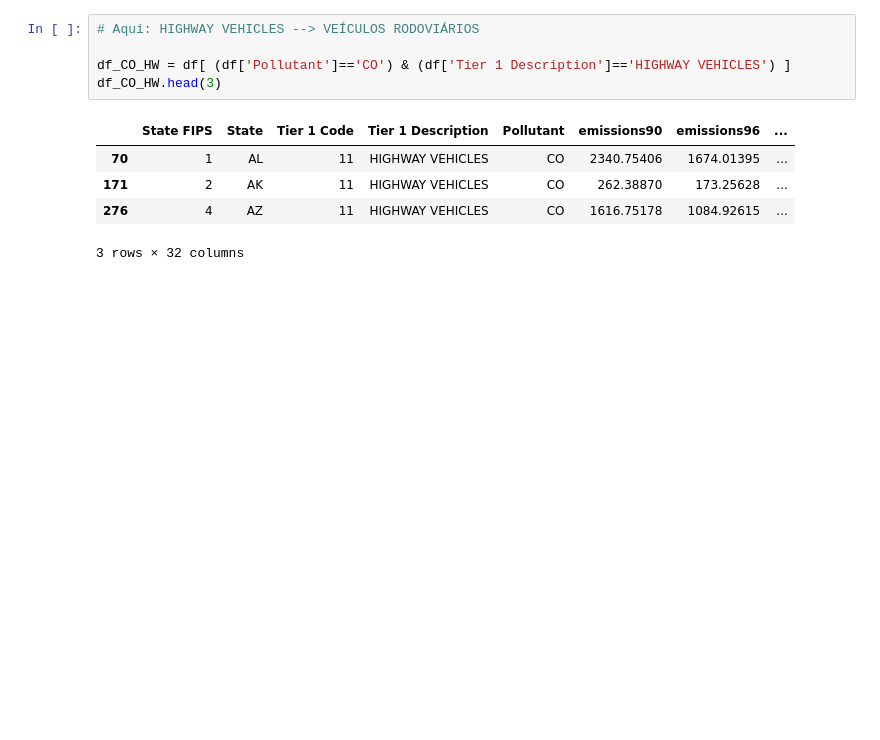
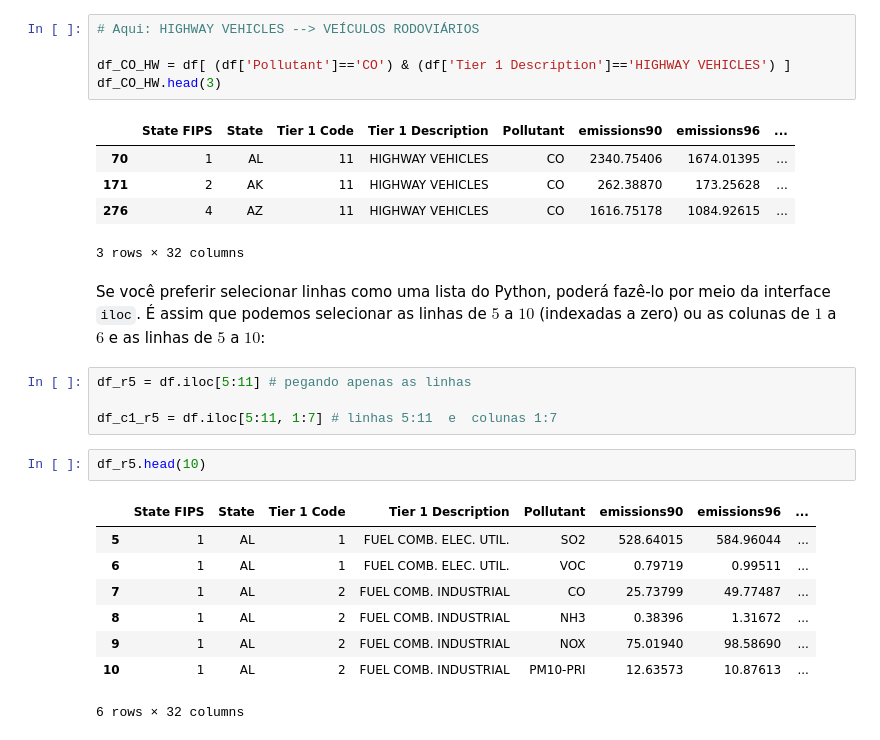
Before and after one commit to EddyGiusepe/Repasso_Python, a Jupyter notebook: Pandas_Library_with_Python.ipynb, the cells around one changed output. Saved outputs shown, nothing was run; the diff lists cells and outputs as text; blank space fills up the shorter version.

```diff
--- a/Pandas_Library_with_Python.ipynb
+++ b/Pandas_Library_with_Python.ipynb
@@ -202,3 +202,20 @@ df_CO_HW.head(3)
 | 171 | 2 | AK | 11 | HIGHWAY VEHICLES | CO | 262.38870 | 173.25628 | ... |
 | 276 | 4 | AZ | 11 | HIGHWAY VEHICLES | CO | 1616.75178 | 1084.92615 | ... |
 3 rows × 32 columns
+# %% [markdown]
+Se você preferir selecionar linhas como uma lista do Python, poderá fazê-lo por meio da interface ``iloc``. É assim que podemos selecionar as linhas de $5$ a $10$ (indexadas a zero) ou as colunas de $1$ a $6$ e as linhas de $5$ a $10$:
+# %%
+df_r5 = df.iloc[5:11] # pegando apenas as linhas
+
+df_c1_r5 = df.iloc[5:11, 1:7] # linhas 5:11  e  colunas 1:7
+# %%
+df_r5.head(10)
+# %% [output]
+|  | State FIPS | State | Tier 1 Code | Tier 1 Description | Pollutant | emissions90 | emissions96 | ... |
+| 5 | 1 | AL | 1 | FUEL COMB. ELEC. UTIL. | SO2 | 528.64015 | 584.96044 | ... |
+| 6 | 1 | AL | 1 | FUEL COMB. ELEC. UTIL. | VOC | 0.79719 | 0.99511 | ... |
+| 7 | 1 | AL | 2 | FUEL COMB. INDUSTRIAL | CO | 25.73799 | 49.77487 | ... |
+| 8 | 1 | AL | 2 | FUEL COMB. INDUSTRIAL | NH3 | 0.38396 | 1.31672 | ... |
+| 9 | 1 | AL | 2 | FUEL COMB. INDUSTRIAL | NOX | 75.01940 | 98.58690 | ... |
+| 10 | 1 | AL | 2 | FUEL COMB. INDUSTRIAL | PM10-PRI | 12.63573 | 10.87613 | ... |
+6 rows × 32 columns
```
Also changed, not shown: parts of 12 cells of this notebook.
